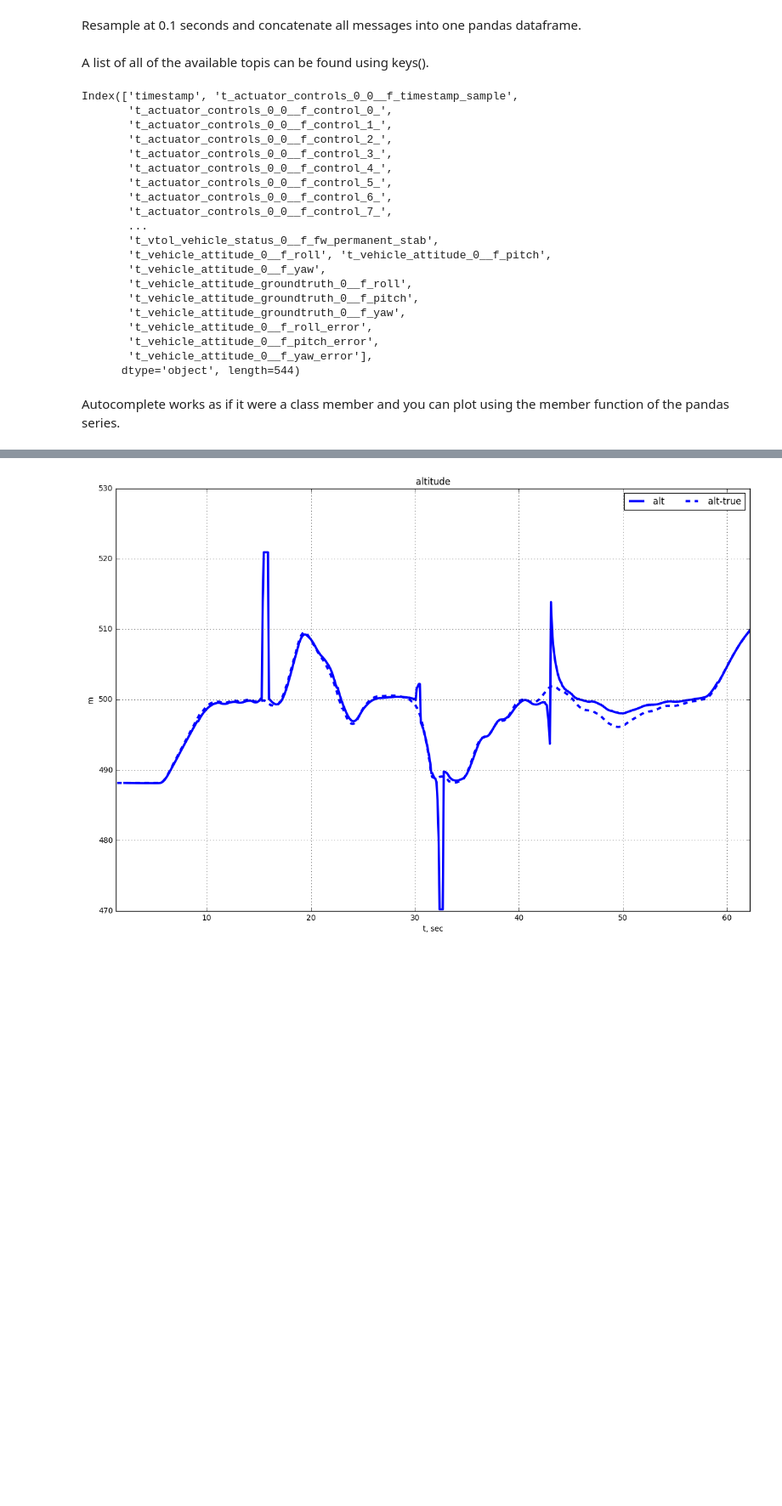
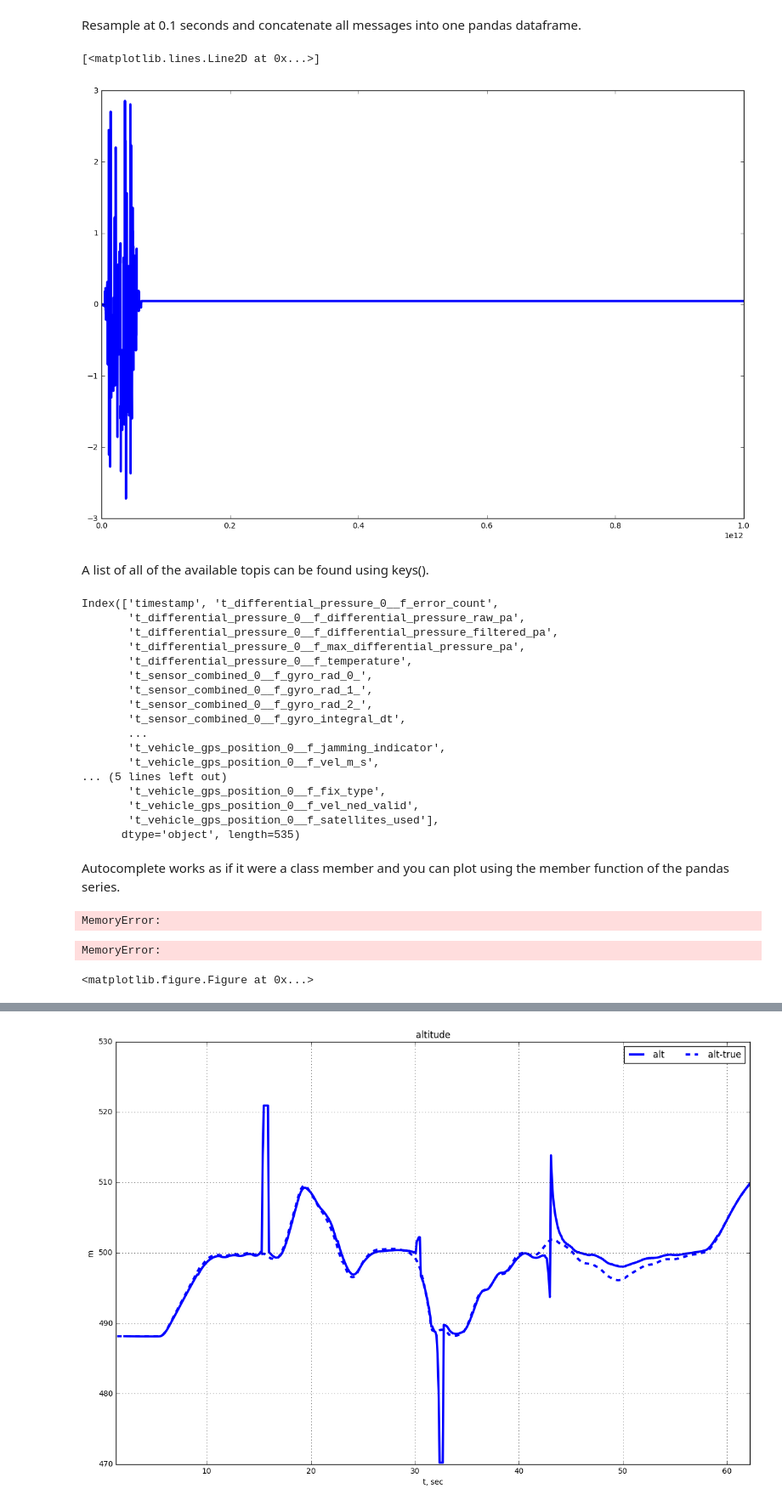
Before and after one commit to dronecrew/px4tools, a Jupyter notebook: examples/ulog analysis.ipynb, the cells around one changed output, grey strips where cells are left out. Shown at 85% size. Saved outputs shown, nothing was run; the diff lists cells and outputs as text; code cells hidden in the pictures; blank space fills up the shorter version.

```diff
--- a/examples/ulog analysis.ipynb
+++ b/examples/ulog analysis.ipynb
@@ -7,38 +7,46 @@ plt.rcParams['lines.linewidth'] = 3
 # %% [output]
 Populating the interactive namespace from numpy and matplotlib
 # %%
-log = px4tools.read_ulog('./ulog//22_03_28.ulg')
+log = px4tools.read_ulog('./ulog/22_03_28.ulg')
 # %% [markdown]
 Resample at 0.1 seconds and concatenate all messages into one pandas dataframe.
 # %%
-m = log.resample_and_concat(0.1)
+m = log.concat(dt=0.1)
+# %%
+plt.plot(m[:10000].t_vehicle_attitude_0__f_pitchspeed)
+# %% [output]
+[<matplotlib.lines.Line2D at 0x...>]
+[figure, added]
 # %% [markdown]
 A list of all of the available topis can be found using keys().
 # %%
 m.keys()
 # %% [output]
-Index(['timestamp', 't_actuator_controls_0_0__f_timestamp_sample',
-       't_actuator_controls_0_0__f_control_0_',
-       't_actuator_controls_0_0__f_control_1_',
-       't_actuator_controls_0_0__f_control_2_',
-       't_actuator_controls_0_0__f_control_3_',
-       't_actuator_controls_0_0__f_control_4_',
-       't_actuator_controls_0_0__f_control_5_',
-       't_actuator_controls_0_0__f_control_6_',
-       't_actuator_controls_0_0__f_control_7_',
+Index(['timestamp', 't_differential_pressure_0__f_error_count',
+       't_differential_pressure_0__f_differential_pressure_raw_pa',
+       't_differential_pressure_0__f_differential_pressure_filtered_pa',
+       't_differential_pressure_0__f_max_differential_pressure_pa',
+       't_differential_pressure_0__f_temperature',
+       't_sensor_combined_0__f_gyro_rad_0_',
+       't_sensor_combined_0__f_gyro_rad_1_',
+       't_sensor_combined_0__f_gyro_rad_2_',
+       't_sensor_combined_0__f_gyro_integral_dt',
        ...
-       't_vtol_vehicle_status_0__f_fw_permanent_stab',
-       't_vehicle_attitude_0__f_roll', 't_vehicle_attitude_0__f_pitch',
-       't_vehicle_attitude_0__f_yaw',
-       't_vehicle_attitude_groundtruth_0__f_roll',
-       't_vehicle_attitude_groundtruth_0__f_pitch',
-       't_vehicle_attitude_groundtruth_0__f_yaw',
-       't_vehicle_attitude_0__f_roll_error',
-       't_vehicle_attitude_0__f_pitch_error',
-       't_vehicle_attitude_0__f_yaw_error'],
-      dtype='object', length=544)
+       't_vehicle_gps_position_0__f_jamming_indicator',
+       't_vehicle_gps_position_0__f_vel_m_s',
+... (5 lines left out)
+       't_vehicle_gps_position_0__f_fix_type',
+       't_vehicle_gps_position_0__f_vel_ned_valid',
+       't_vehicle_gps_position_0__f_satellites_used'],
+      dtype='object', length=535)
 # %% [markdown]
 Autocomplete works as if it were a class member and you can plot using the member function of the pandas series.
+# %%
+m.t_actuator_controls_0_0__f_control_0_['1 s':'10 s'].plot()
+# %% [output]
+MemoryError:
+MemoryError:
+<matplotlib.figure.Figure at 0x...>
 # %%
 m.t_actuator_controls_0_0__f_control_0_.plot()
 plt.grid()
```
Also changed, not shown: parts of 1 cell of this notebook, 1 other file.
